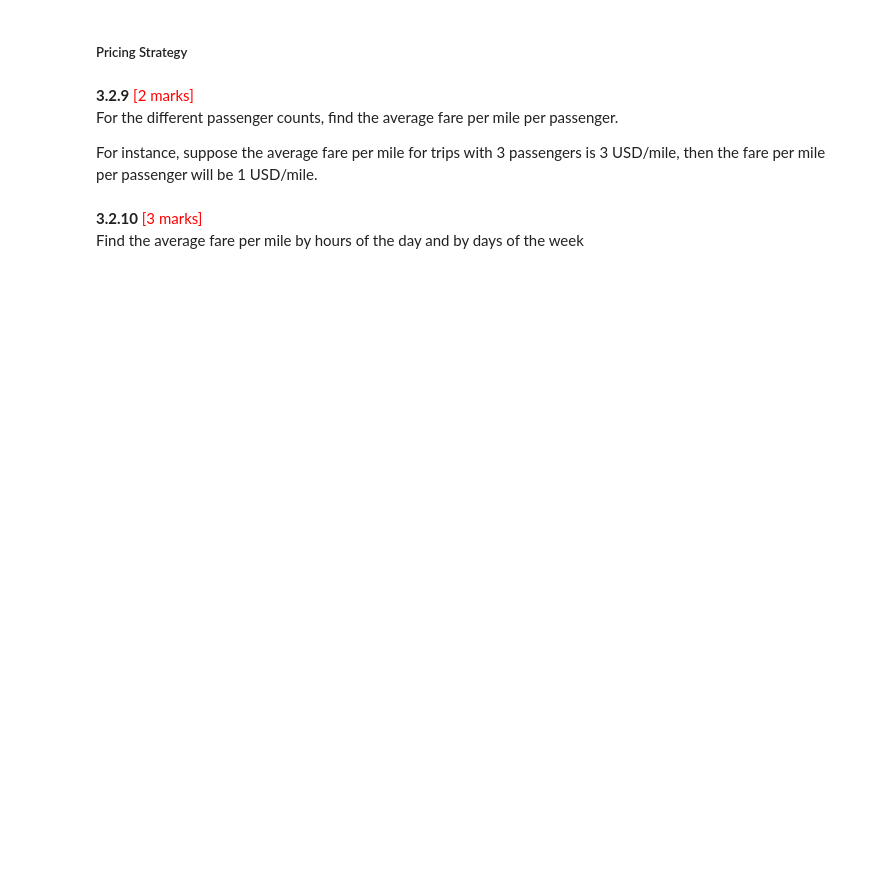
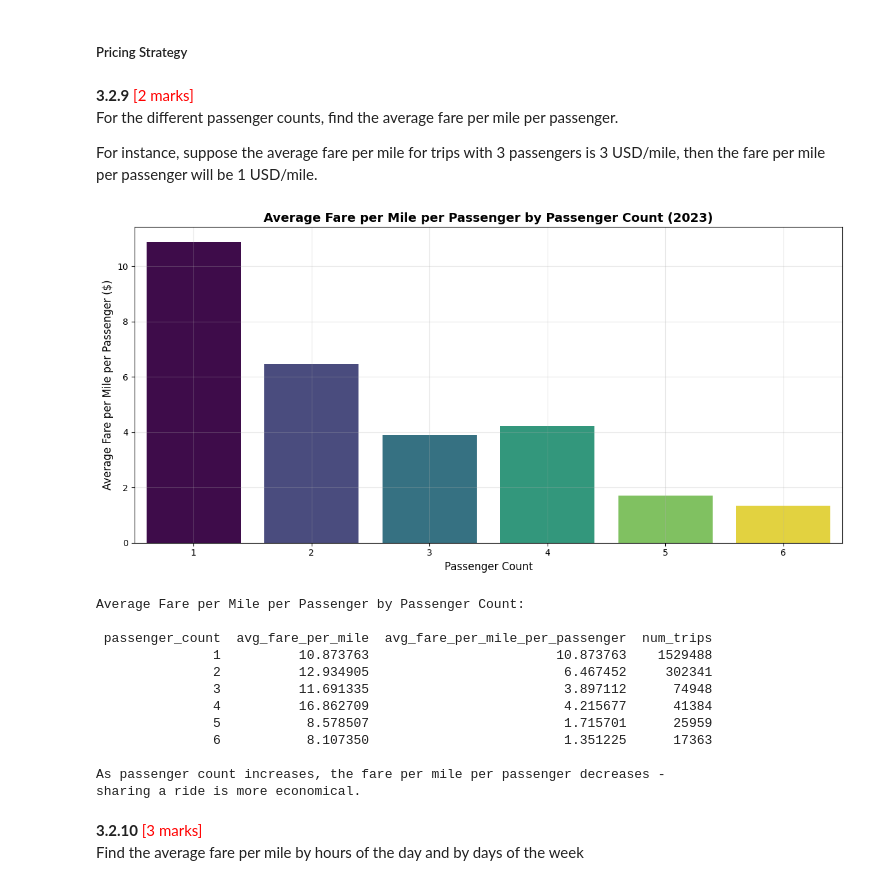
Before and after one commit to rahuljeyaraj/EDA-NYC-Taxi, a Jupyter notebook: EDA_NYC_Taxi_Analysis_Rahul_Jeyaraj.ipynb, the cells around one changed output. Drawn from its saved outputs; the diff is of its cells as text; code cells hidden in the pictures; blank space fills up the shorter version.

```diff
--- a/EDA_Assg_NYC_Taxi_Starter.ipynb
+++ b/EDA_NYC_Taxi_Analysis_Rahul_Jeyaraj.ipynb
@@ -1661,3 +1811,44 @@ For instance, suppose the average fare per mile for trips with 3 passengers is 3
+# %%
+# Analyse the fare per mile per passenger for different passenger counts
+
+# Use non-zero fare and distance data
+df_fare = df[(df['fare_amount'] > 0) & (df['trip_distance'] > 0)].copy()
+df_fare['fare_per_mile'] = df_fare['fare_amount'] / df_fare['trip_distance']
+df_fare['fare_per_mile_per_passenger'] = df_fare['fare_per_mile'] / df_fare['passenger_count']
+
+# Average fare per mile per passenger by passenger count
+fare_analysis = df_fare.groupby('passenger_count').agg(
+    avg_fare_per_mile = ('fare_per_mile', 'mean'),
+    avg_fare_per_mile_per_passenger = ('fare_per_mile_per_passenger', 'mean'),
+    num_trips = ('fare_per_mile_per_passenger', 'count')
+).reset_index()
+
+plt.figure(figsize=(12, 6))
+sns.barplot(x='passenger_count', y='avg_fare_per_mile_per_passenger', data=fare_analysis, palette='viridis', hue='passenger_count', legend=False)
+plt.title('Average Fare per Mile per Passenger by Passenger Count (2023)', fontsize=14, fontweight='bold')
+plt.xlabel('Passenger Count', fontsize=12)
+plt.ylabel('Average Fare per Mile per Passenger ($)', fontsize=12)
+plt.grid(True, alpha=0.3)
+plt.tight_layout()
+plt.show()
+
+print("Average Fare per Mile per Passenger by Passenger Count:\n")
+print(fare_analysis.to_string(index=False))
+print("\nAs passenger count increases, the fare per mile per passenger decreases - \nsharing a ride is more economical.")
+# %% [output]
+[figure, added]
+Average Fare per Mile per Passenger by Passenger Count:
+
+ passenger_count  avg_fare_per_mile  avg_fare_per_mile_per_passenger  num_trips
+               1          10.873763                        10.873763    1529488
+               2          12.934905                         6.467452     302341
+               3          11.691335                         3.897112      74948
+               4          16.862709                         4.215677      41384
+               5           8.578507                         1.715701      25959
+               6           8.107350                         1.351225      17363
+
+As passenger count increases, the fare per mile per passenger decreases -
+sharing a ride is more economical.
 # %% [markdown]
 **3.2.10** <font color = red>[3 marks]</font> <br>
 Find the average fare per mile by hours of the day and by days of the week
```
Also changed, not shown: parts of 34 cells of this notebook, 2 other files.
